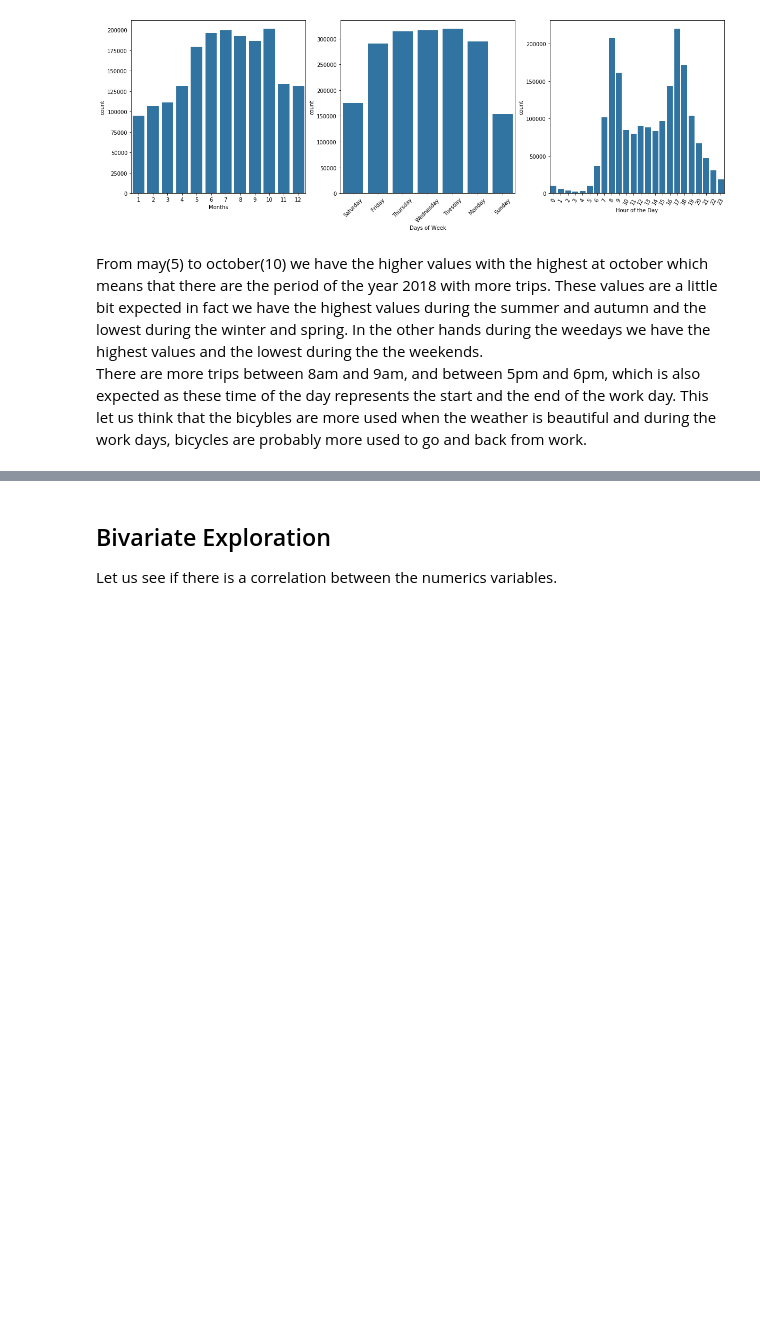
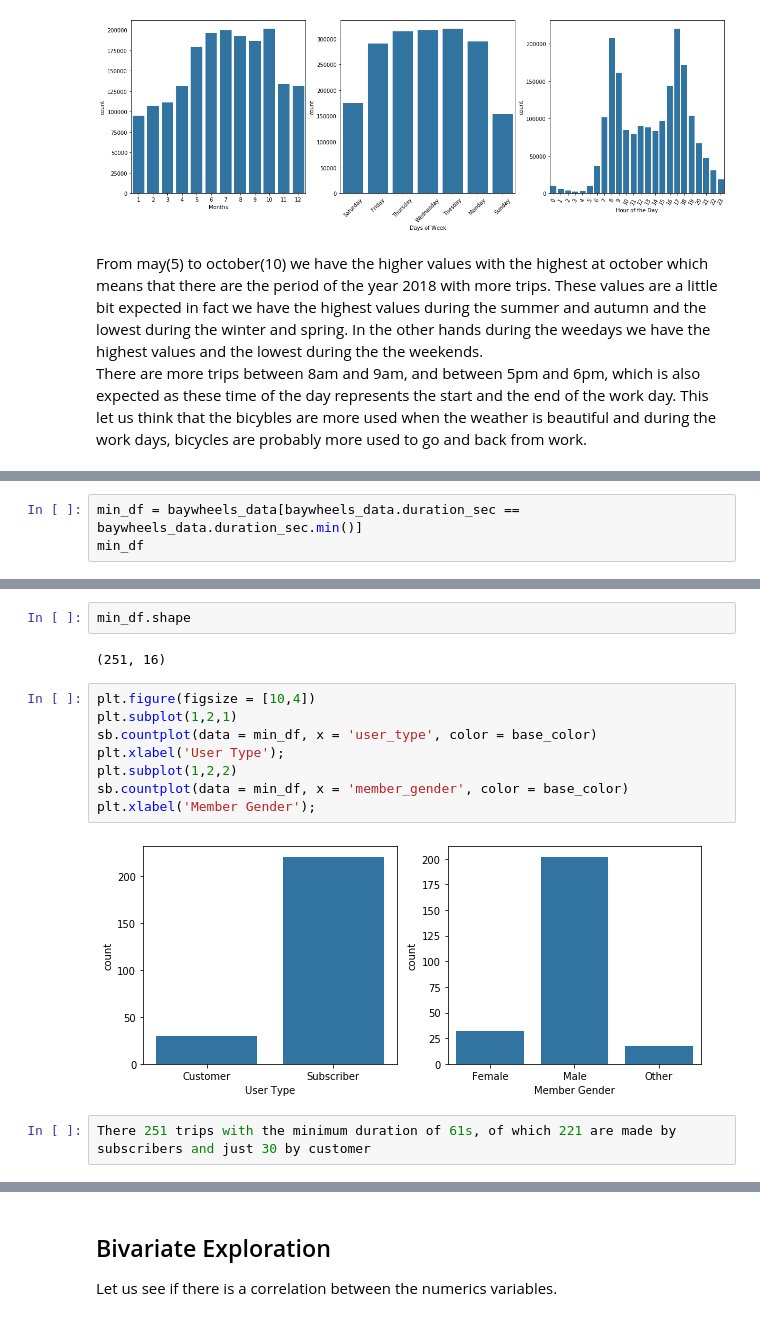
Before and after one commit to furawa/Data_Analyst_Udacity_Projects, a Jupyter notebook: 05_Communicate_Data/ford_gobike_exploration.ipynb, the cells around one changed output, grey strips where cells are left out. Drawn from its saved outputs; the diff is of its cells as text; blank space fills up the shorter version.

```diff
--- a/05_Communicate_Data/ford_gobike_exploration.ipynb
+++ b/05_Communicate_Data/ford_gobike_exploration.ipynb
@@ -332,0 +352,3 @@ This let us think that the bicybles are more used when the weather is beautiful
+# %%
+min_df = baywheels_data[baywheels_data.duration_sec == baywheels_data.duration_sec.min()]
+min_df
@@ -332,0 +374,16 @@ This let us think that the bicybles are more used when the weather is beautiful
+# %%
+min_df.shape
+# %% [output]
+(251, 16)
+# %%
+plt.figure(figsize = [10,4])
+plt.subplot(1,2,1)
+sb.countplot(data = min_df, x = 'user_type', color = base_color)
+plt.xlabel('User Type');
+plt.subplot(1,2,2)
+sb.countplot(data = min_df, x = 'member_gender', color = base_color)
+plt.xlabel('Member Gender');
+# %% [output]
+[figure, added]
+# %%
+There 251 trips with the minimum duration of 61s, of which 221 are made by subscribers and just 30 by customer
```
Also changed, not shown: parts of 10 cells of this notebook.
